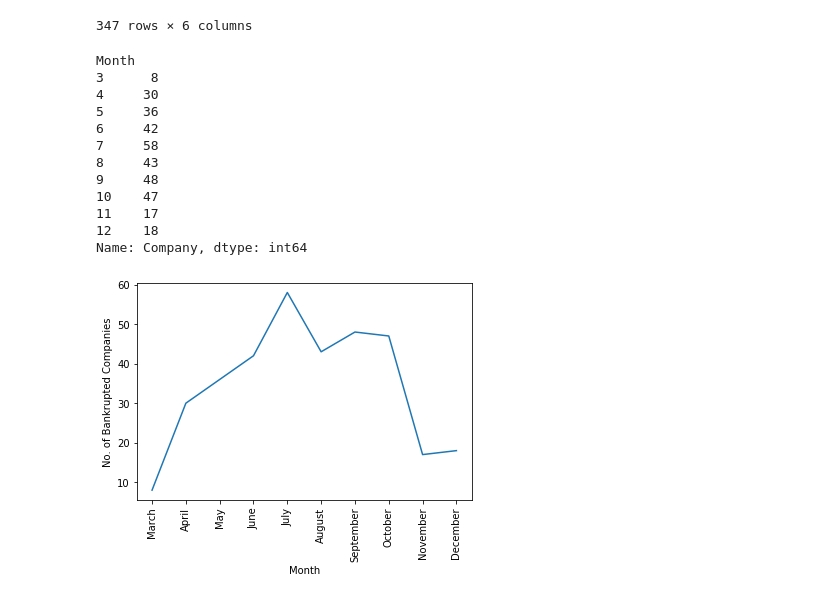
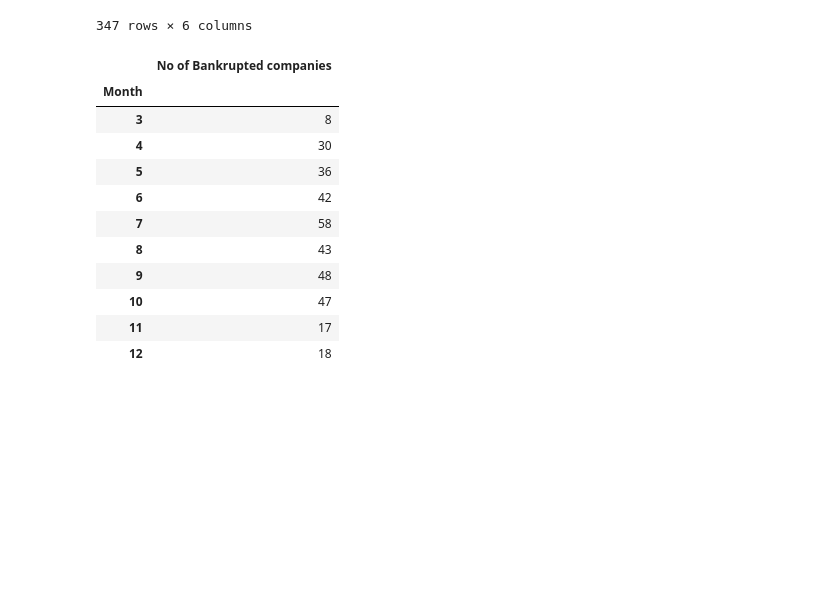
Before and after one commit to Rcidm1994/Project1, a Jupyter notebook: Bankrupt_Data.ipynb, the cells around one changed output. Saved outputs shown, nothing was run; the diff lists cells and outputs as text; code cells hidden in the pictures; blank space fills up the shorter version.

Commit message:
Plotly charts have been added

```diff
--- a/Bankrupt_Data.ipynb
+++ b/Bankrupt_Data.ipynb
@@ -171,26 +178,30 @@ display(data_sorted)
 # %%
 
 month_data = data_sorted.groupby('Month')
 company_month = month_data['Company'].count()
-display(company_month)
+company_month_df = company_month.to_frame()
+company_month_df.columns = ['No of Bankrupted companies']
+display(company_month_df)
+
 
 x_labels = 'March April May June July August September October November December'.split(" ")
-plt.plot(x_labels,company_month)
-plt.xticks(x_labels, rotation='vertical')
-plt.xlabel('Month')
-plt.ylabel('No. of Bankrupted Companies')
-plt.show()
+
+plotly_bnk_time = px.line(company_month_df, y='No of Bankrupted companies', title='Total Bankrupted companies per month in 2020')
+plotly_bnk_time.show()
+# plt.xticks(x_labels, rotation='vertical')
+# plt.xlabel('Month')
+# plt.ylabel('No. of Bankrupted Companies')
+# plt.show()
 # %% [output]
-Month
-3      8
-4     30
-5     36
-6     42
-7     58
-8     43
-9     48
-10    47
-11    17
-12    18
-Name: Company, dtype: int64
-[figure, removed]
+|  | No of Bankrupted companies |
+| Month |  |
+| 3 | 8 |
+| 4 | 30 |
+| 5 | 36 |
+| 6 | 42 |
+| 7 | 58 |
+| 8 | 43 |
+| 9 | 48 |
+| 10 | 47 |
+| 11 | 17 |
+| 12 | 18 |
```
Also changed, not shown: parts of 4 cells of this notebook.
